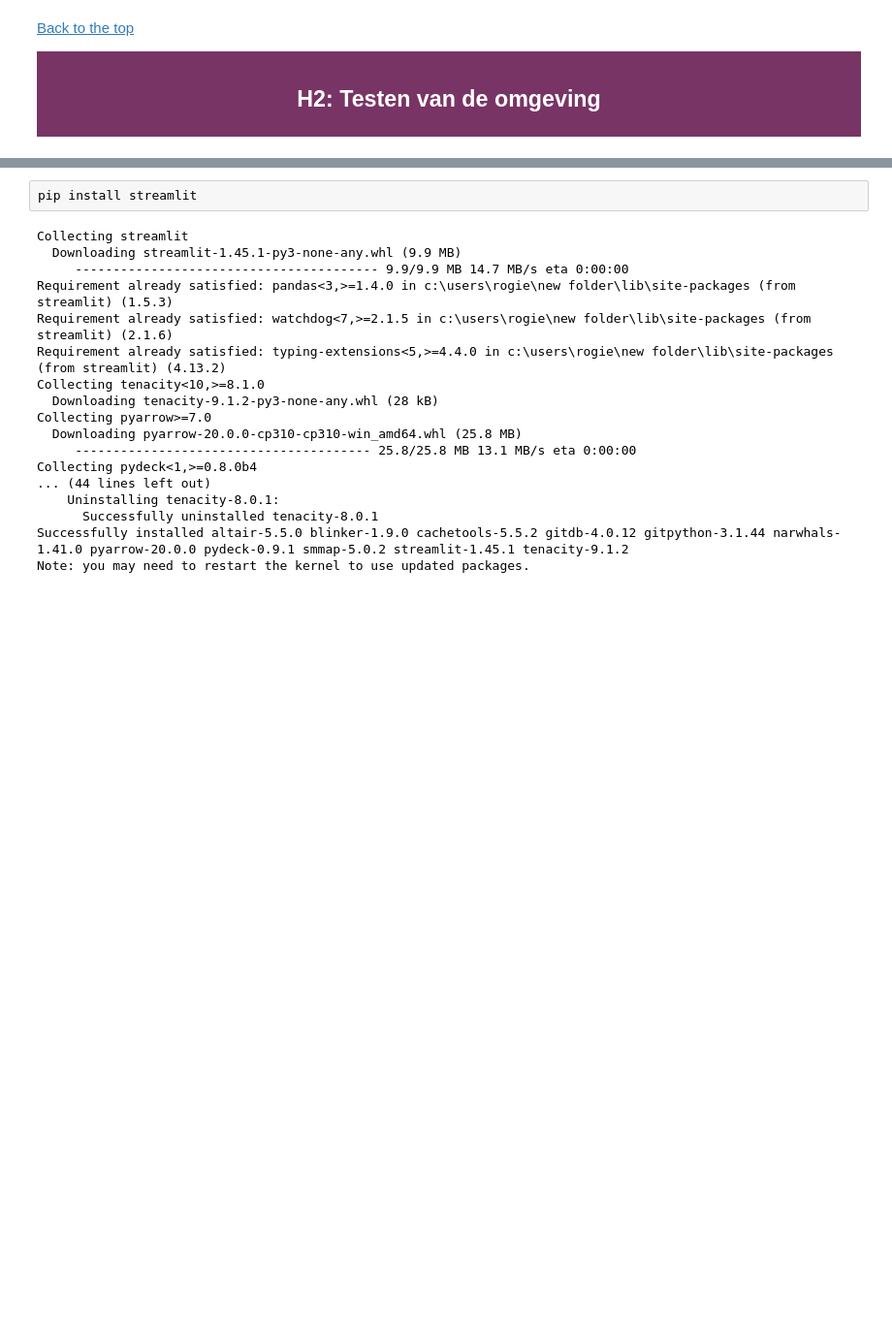
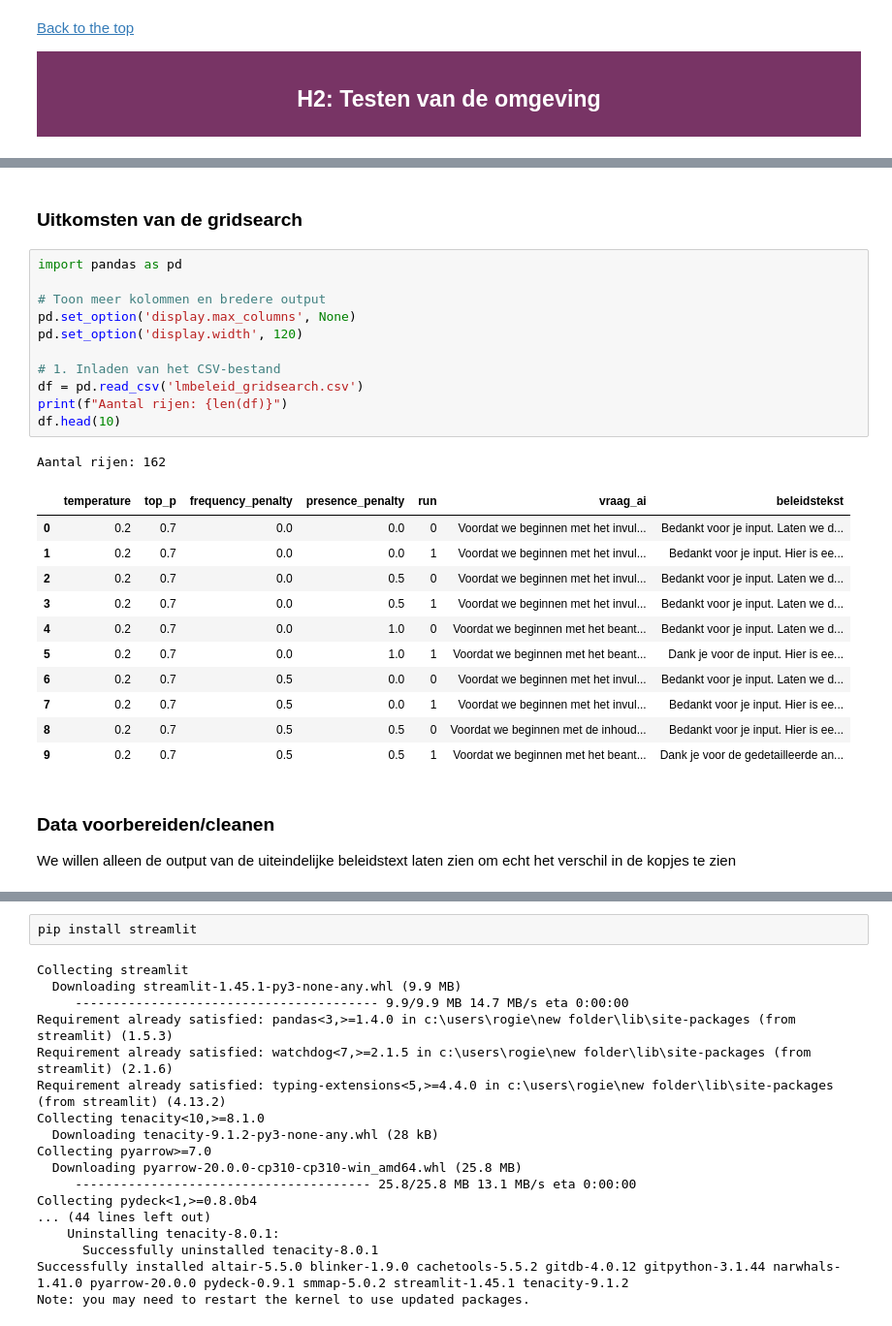
Before and after one commit to RogierHHS/Kennisnet-Datalab-5-, a Jupyter notebook: OpenAI-API/OpenAI-API.ipynb, the cells around one changed output, grey strips where cells are left out. Shown at 97% size. Cells and saved outputs as stored; diff of their text form; blank space fills up the shorter version.

```diff
--- a/OpenAI-API/OpenAI-API.ipynb
+++ b/OpenAI-API/OpenAI-API.ipynb
@@ -285,0 +500,30 @@ Instructies lijken mij niet al te ingewikkeld maar dan moeten we nog ff samen be
+# %% [markdown]
+### **Uitkomsten van de gridsearch**
+# %%
+import pandas as pd
+
+# Toon meer kolommen en bredere output
+pd.set_option('display.max_columns', None)
+pd.set_option('display.width', 120)
+
+# 1. Inladen van het CSV-bestand
+df = pd.read_csv('lmbeleid_gridsearch.csv')
+print(f"Aantal rijen: {len(df)}")
+df.head(10)
+# %% [output]
+Aantal rijen: 162
+|  | temperature | top_p | frequency_penalty | presence_penalty | run | vraag_ai | beleidstekst |
+| 0 | 0.2 | 0.7 | 0.0 | 0.0 | 0 | Voordat we beginnen met het invul... | Bedankt voor je input. Laten we d... |
+| 1 | 0.2 | 0.7 | 0.0 | 0.0 | 1 | Voordat we beginnen met het invul... | Bedankt voor je input. Hier is ee... |
+| 2 | 0.2 | 0.7 | 0.0 | 0.5 | 0 | Voordat we beginnen met het invul... | Bedankt voor je input. Laten we d... |
+| 3 | 0.2 | 0.7 | 0.0 | 0.5 | 1 | Voordat we beginnen met het invul... | Bedankt voor je input. Laten we d... |
+| 4 | 0.2 | 0.7 | 0.0 | 1.0 | 0 | Voordat we beginnen met het beant... | Bedankt voor je input. Laten we d... |
+| 5 | 0.2 | 0.7 | 0.0 | 1.0 | 1 | Voordat we beginnen met het beant... | Dank je voor de input. Hier is ee... |
+| 6 | 0.2 | 0.7 | 0.5 | 0.0 | 0 | Voordat we beginnen met het invul... | Bedankt voor je input. Laten we d... |
+| 7 | 0.2 | 0.7 | 0.5 | 0.0 | 1 | Voordat we beginnen met het invul... | Bedankt voor je input. Hier is ee... |
+| 8 | 0.2 | 0.7 | 0.5 | 0.5 | 0 | Voordat we beginnen met de inhoud... | Bedankt voor je input. Hier is ee... |
+| 9 | 0.2 | 0.7 | 0.5 | 0.5 | 1 | Voordat we beginnen met het beant... | Dank je voor de gedetailleerde an... |
+# %% [markdown]
+### **Data voorbereiden/cleanen**
+
+We willen alleen de output van de uiteindelijke beleidstext laten zien om echt het verschil in de kopjes te zien
```
Also changed, not shown: parts of 43 cells of this notebook, 3 other files.
